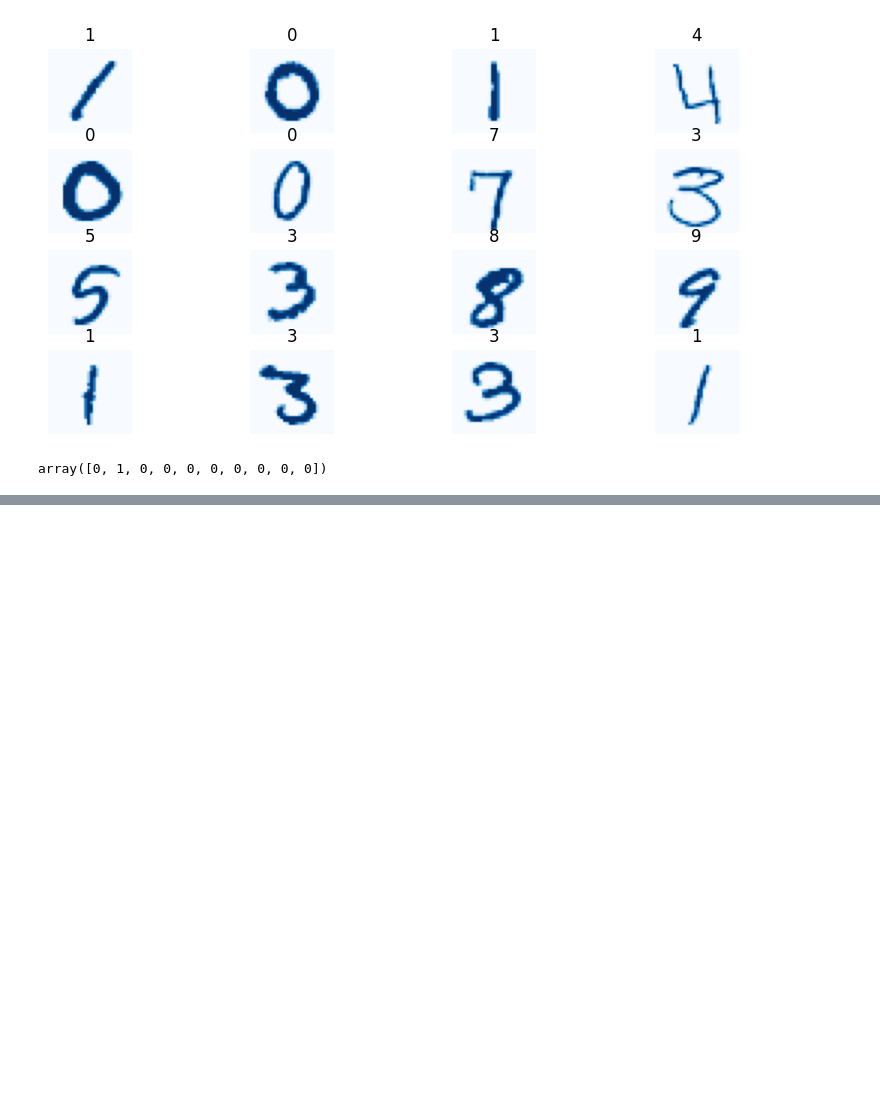
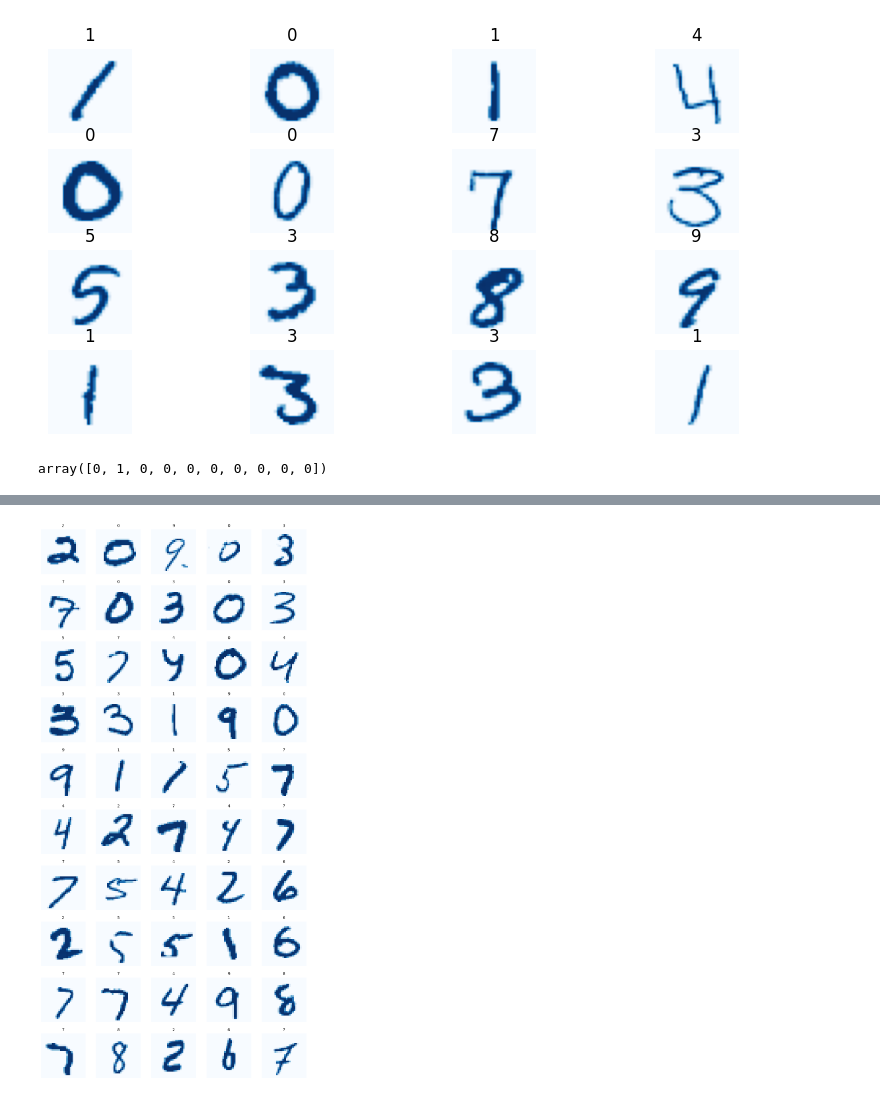
Before and after one commit to bhavna2608/Digit-Recognition, a Jupyter notebook: Digit_Recognition.ipynb, the cells around one changed output, grey strips where cells are left out. Saved outputs shown, nothing was run; the diff lists cells and outputs as text; code cells hidden in the pictures; blank space fills up the shorter version.

```diff
--- a/Digit_Recognition.ipynb
+++ b/Digit_Recognition.ipynb
@@ -110,10 +152,14 @@ pred = np.argmax(pred,axis=1)
 # %%
-_, ax = plt.subplots(4, 4, figsize=(10, 5))
+_, ax = plt.subplots(10, 5, figsize=(10, 20))
 i = 0
 for image in x_test[:50]:
     label = pred[i]
     ax[i // 5, i % 5].imshow(image[:, :, 0], cmap="Blues")
-    ax[i // 5, i % 5].set_title(label)
+    ax[i // 5, i % 5].set_title(label, fontsize=10)  # Adjust the fontsize for the prediction label
+    ax[i // 5, i % 5].tick_params(axis="both", which="both", length=0)  # Remove tick marks
     ax[i // 5, i % 5].axis("off")
     i += 1
+plt.tight_layout()  # Adjust the spacing between subplots
 plt.show()
+# %% [output]
+[figure, added]
```
Also changed, not shown: parts of 6 cells of this notebook.
